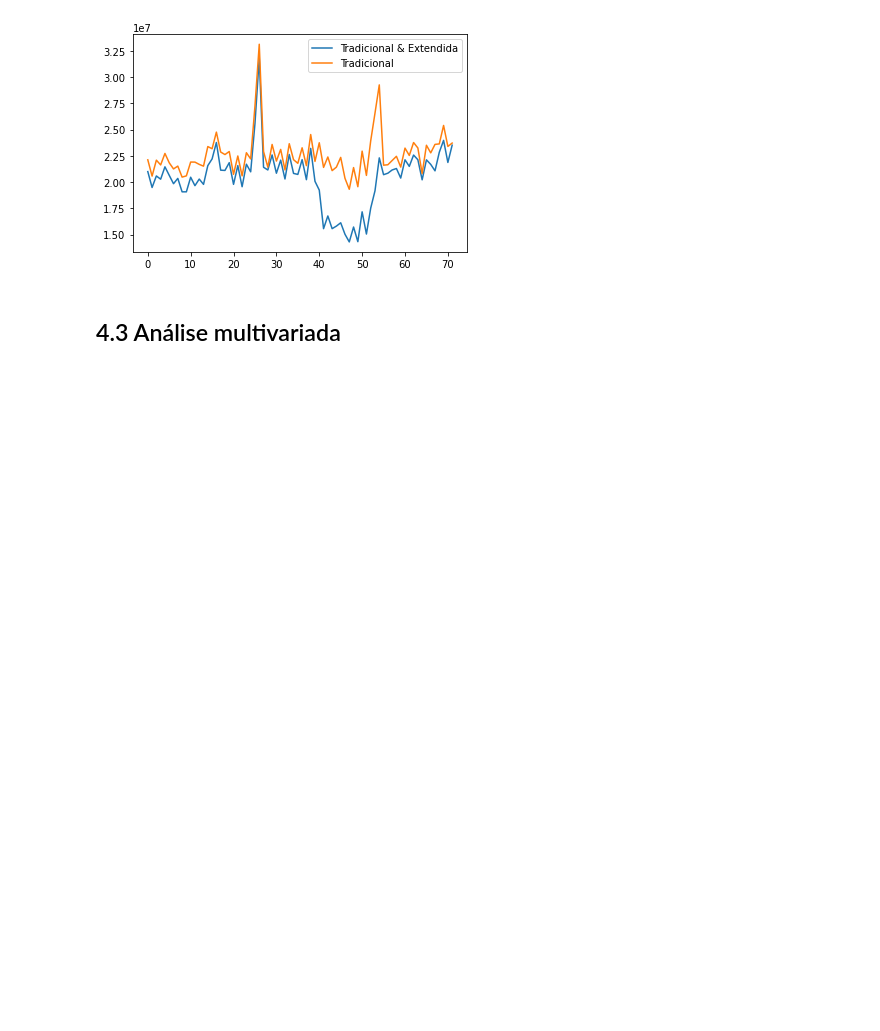
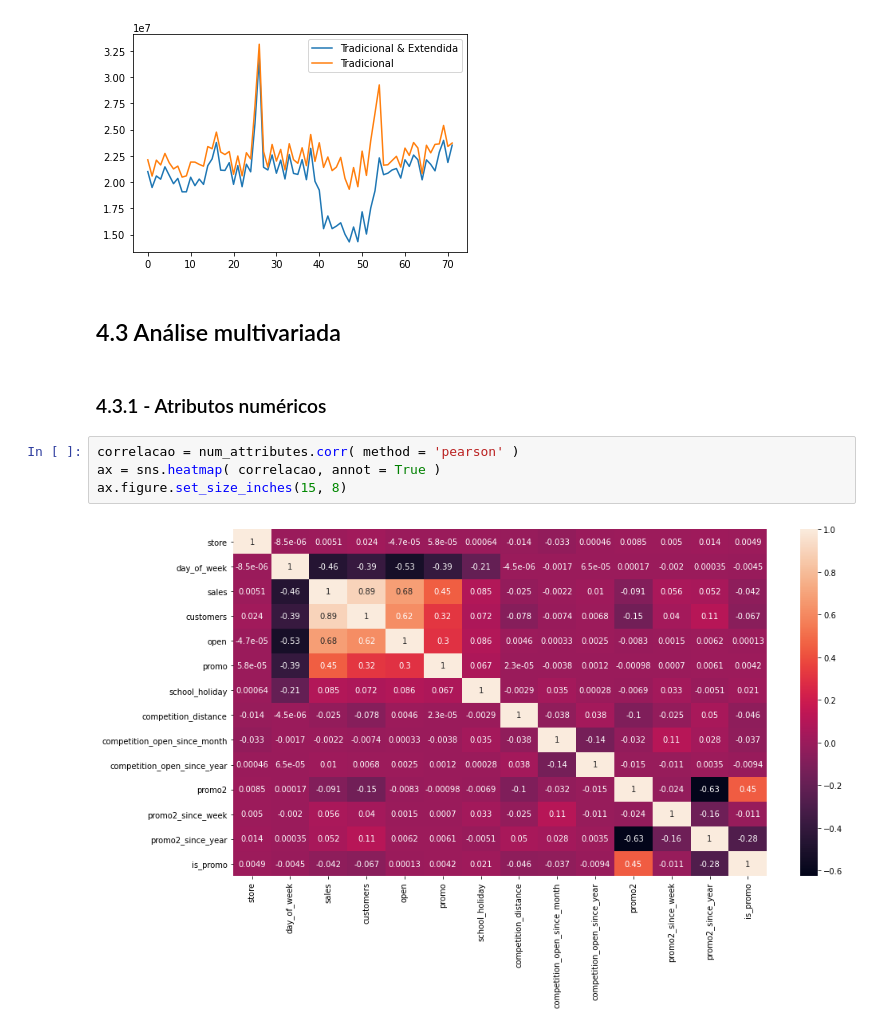
Before and after one commit to matheus-emanuel/Prediction-Rossaman-Store-Kaggle, a Jupyter notebook: store_sales_prediction.ipynb, the cells around one changed output. Saved outputs shown, nothing was run; the diff lists cells and outputs as text; blank space fills up the shorter version.

```diff
--- a/store_sales_prediction.ipynb
+++ b/store_sales_prediction.ipynb
@@ -608,3 +626,11 @@ ax.legend(labels = ['Tradicional & Extendida', 'Tradicional']);
 [figure]
 # %% [markdown]
 ## 4.3 Análise multivariada
+# %% [markdown]
+### 4.3.1 - Atributos numéricos
+# %%
+correlacao = num_attributes.corr( method = 'pearson' )
+ax = sns.heatmap( correlacao, annot = True )
+ax.figure.set_size_inches(15, 8)
+# %% [output]
+[figure, added]
```
Also changed, not shown: parts of 6 cells of this notebook.
